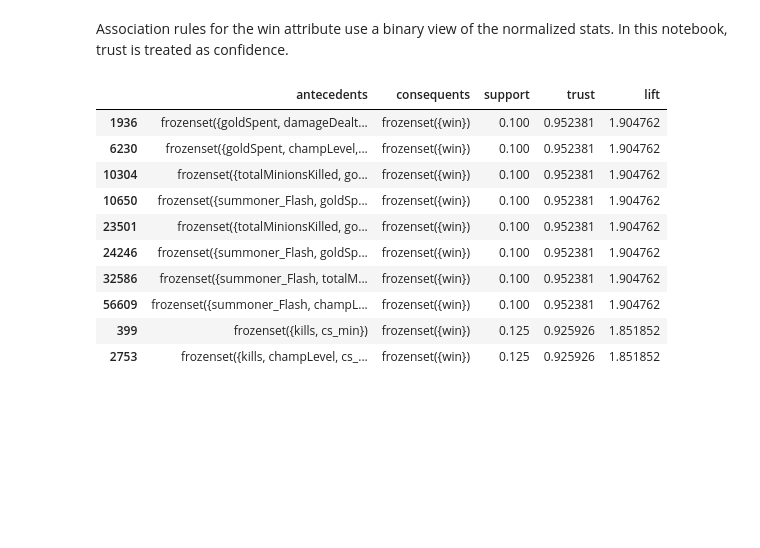
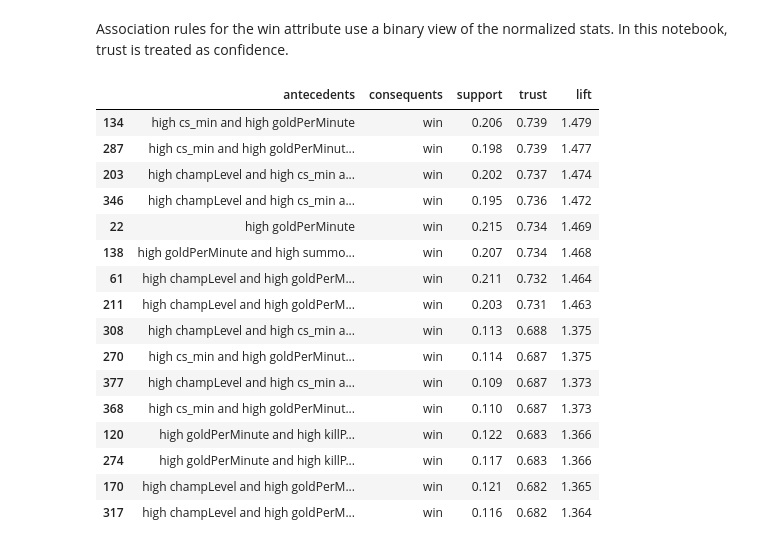
Before and after one commit to phantomvoyager4/OLA, a Jupyter notebook: src/ANALYSIS/data_exploration.ipynb, the cells around one changed output. Drawn from its saved outputs; the diff is of its cells as text; code cells hidden in the pictures; blank space fills up the shorter version.

```diff
--- a/src/ANALYSIS/data_exploration.ipynb
+++ b/src/ANALYSIS/data_exploration.ipynb
@@ -14,7 +14,15 @@ from pipeline import load_api_key, pipeline
 # %%
 api_key = load_api_key()
 # el = pipeline(api_key=api_key, platform='EUW1', player_name='401dmg', player_tag='6969', count=1, save=1) #H2P_Gucio
-with open('data_full.json', encoding='utf-8') as f:
-    data = json.load(f)
-data.keys()
+
+from pathlib import Path
+
+base_dir = Path.cwd()
+data = {}
+
+for file_path in sorted(base_dir.glob('data_full_[1-6].json')):
+    with open(file_path, encoding='utf-8') as f:
+        data.update(json.load(f))
+
+print(f'Loaded {len(data)} matches from {len(list(base_dir.glob("data_full_[1-4].json")))} files.')
 # %% [output]
@@ -24,7 +32,7 @@ Dropping unnecesarry columns with irrelevant data
 # %%
 players = []
 for match in data.values():
-    for player in match[0]['players']:
+    for player in match['players']:
         players.append(player)
 
     df = pd.DataFrame(players)
@@ -128,41 +136,47 @@ frequent_itemsets = apriori(binary_stats_df, min_support=0.1, use_colnames=True)
 
 if frequent_itemsets.shape[0] < 1:
     win_rules = pd.DataFrame(columns=['antecedents', 'consequents', 'support', 'trust', 'lift'])
 else:
     rules = association_rules(frequent_itemsets, metric='confidence', min_threshold=0.6)
     win_rules = rules[rules['consequents'] == frozenset({'win'})].copy()
     win_rules['trust'] = win_rules['confidence']
     win_rules = win_rules.sort_values(['trust', 'support', 'lift'], ascending=False)
 
 def itemset_to_text(itemset):
     readable_items = []
     for item in sorted(itemset):
         if item == 'win':
             readable_items.append('win')
         elif item.startswith('high_'):
             readable_items.append(f'high {item[5:]}')
         else:
             readable_items.append(item)
     return ' and '.join(readable_items)
 
 win_rules_display = win_rules.assign(
     antecedents=win_rules['antecedents'].map(itemset_to_text),
     consequents=win_rules['consequents'].map(itemset_to_text),
     support=win_rules['support'].round(3),
     trust=win_rules['trust'].round(3),
     lift=win_rules['lift'].round(3),
 )
 
-win_rules_display[['antecedents', 'consequents', 'support', 'trust', 'lift']].head(10)
+win_rules_display[['antecedents', 'consequents', 'support', 'trust', 'lift']]
 # %% [output]
 |  | antecedents | consequents | support | trust | lift |
-| 1936 | frozenset({goldSpent, damageDealt... | frozenset({win}) | 0.100 | 0.952381 | 1.904762 |
-| 6230 | frozenset({goldSpent, champLevel,... | frozenset({win}) | 0.100 | 0.952381 | 1.904762 |
-| 10304 | frozenset({totalMinionsKilled, go... | frozenset({win}) | 0.100 | 0.952381 | 1.904762 |
-| 10650 | frozenset({summoner_Flash, goldSp... | frozenset({win}) | 0.100 | 0.952381 | 1.904762 |
-| 23501 | frozenset({totalMinionsKilled, go... | frozenset({win}) | 0.100 | 0.952381 | 1.904762 |
-| 24246 | frozenset({summoner_Flash, goldSp... | frozenset({win}) | 0.100 | 0.952381 | 1.904762 |
-| 32586 | frozenset({summoner_Flash, totalM... | frozenset({win}) | 0.100 | 0.952381 | 1.904762 |
-| 56609 | frozenset({summoner_Flash, champL... | frozenset({win}) | 0.100 | 0.952381 | 1.904762 |
-| 399 | frozenset({kills, cs_min}) | frozenset({win}) | 0.125 | 0.925926 | 1.851852 |
-| 2753 | frozenset({kills, champLevel, cs_... | frozenset({win}) | 0.125 | 0.925926 | 1.851852 |
+| 134 | high cs_min and high goldPerMinute | win | 0.206 | 0.739 | 1.479 |
+| 287 | high cs_min and high goldPerMinut... | win | 0.198 | 0.739 | 1.477 |
+| 203 | high champLevel and high cs_min a... | win | 0.202 | 0.737 | 1.474 |
+| 346 | high champLevel and high cs_min a... | win | 0.195 | 0.736 | 1.472 |
+| 22 | high goldPerMinute | win | 0.215 | 0.734 | 1.469 |
+| 138 | high goldPerMinute and high summo... | win | 0.207 | 0.734 | 1.468 |
+| 61 | high champLevel and high goldPerM... | win | 0.211 | 0.732 | 1.464 |
+| 211 | high champLevel and high goldPerM... | win | 0.203 | 0.731 | 1.463 |
+| 308 | high champLevel and high cs_min a... | win | 0.113 | 0.688 | 1.375 |
+| 270 | high cs_min and high goldPerMinut... | win | 0.114 | 0.687 | 1.375 |
+| 377 | high champLevel and high cs_min a... | win | 0.109 | 0.687 | 1.373 |
+| 368 | high cs_min and high goldPerMinut... | win | 0.110 | 0.687 | 1.373 |
+| 120 | high goldPerMinute and high killP... | win | 0.122 | 0.683 | 1.366 |
+| 274 | high goldPerMinute and high killP... | win | 0.117 | 0.683 | 1.366 |
+| 170 | high champLevel and high goldPerM... | win | 0.121 | 0.682 | 1.365 |
+| 317 | high champLevel and high goldPerM... | win | 0.116 | 0.682 | 1.364 |
```
Also changed, not shown: parts of 4 cells of this notebook, 8 other files.
